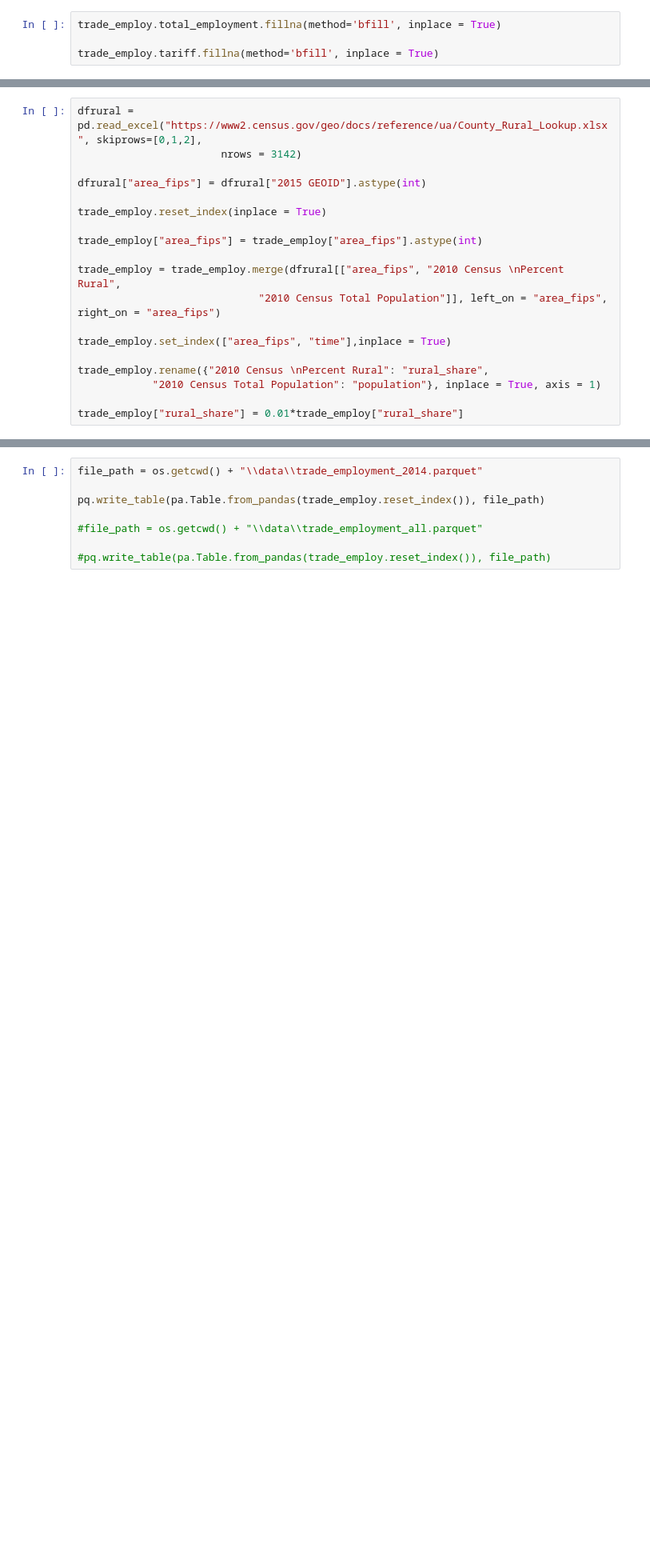
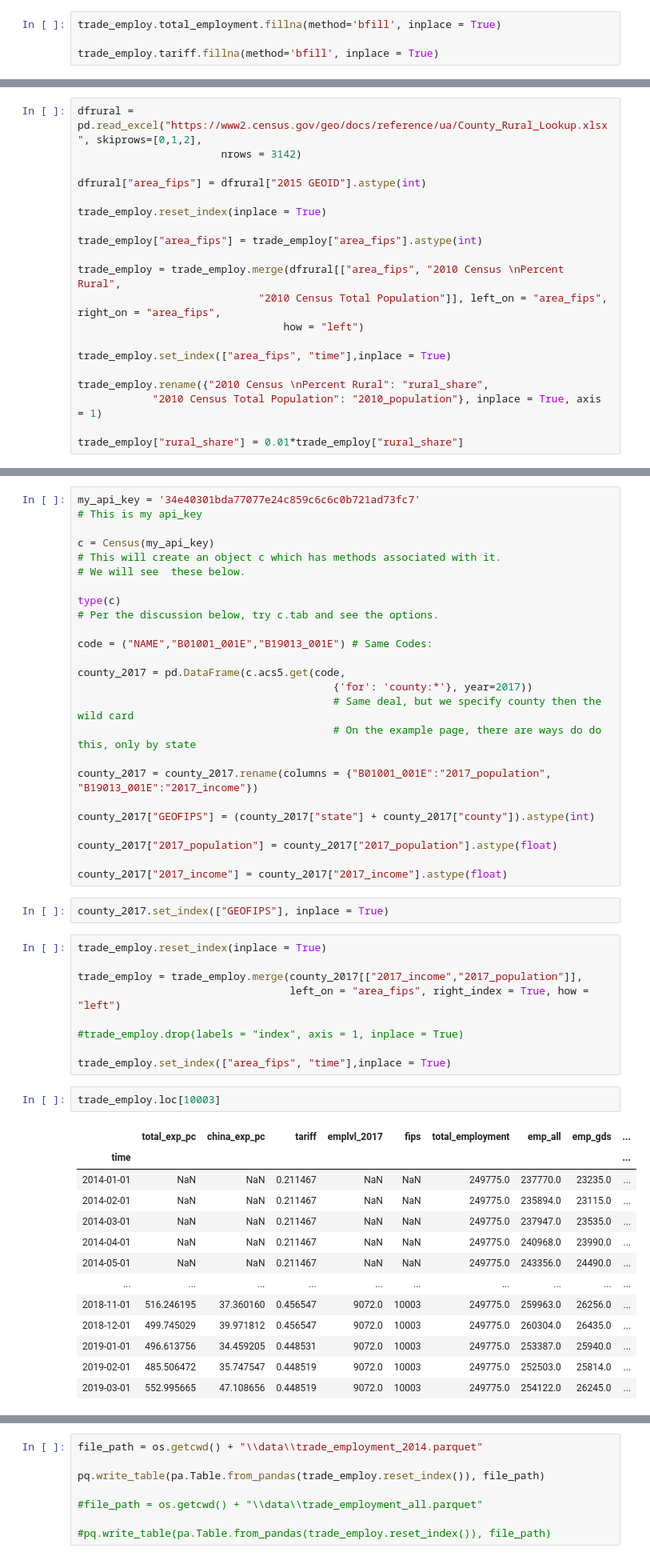
Before and after one commit to mwaugh0328/consumption_and_tradewar, a Jupyter notebook: bls_quarterly_county.ipynb, the cells around one changed output, grey strips where cells are left out. Shown: that part at 80% size. Cells and saved outputs as stored; diff of their text form; blank space fills up the shorter version.

```diff
--- a/bls_quarterly_county.ipynb
+++ b/bls_quarterly_county.ipynb
@@ -328,11 +326,12 @@ trade_employ.reset_index(inplace = True)
 trade_employ["area_fips"] = trade_employ["area_fips"].astype(int)
 
 trade_employ = trade_employ.merge(dfrural[["area_fips", "2010 Census \nPercent Rural",
-                             "2010 Census Total Population"]], left_on = "area_fips", right_on = "area_fips")
+                             "2010 Census Total Population"]], left_on = "area_fips", right_on = "area_fips",
+                                 how = "left")
 
 trade_employ.set_index(["area_fips", "time"],inplace = True)
 
 trade_employ.rename({"2010 Census \nPercent Rural": "rural_share",
-            "2010 Census Total Population": "population"}, inplace = True, axis = 1)
+            "2010 Census Total Population": "2010_population"}, inplace = True, axis = 1)
 
 trade_employ["rural_share"] = 0.01*trade_employ["rural_share"]
@@ -338,0 +340,52 @@ trade_employ["rural_share"] = 0.01*trade_employ["rural_share"]
+# %%
+my_api_key = '34e40301bda77077e24c859c6c6c0b721ad73fc7'
+# This is my api_key
+
+c = Census(my_api_key)
+# This will create an object c which has methods associated with it.
+# We will see  these below.
+
+type(c)
+# Per the discussion below, try c.tab and see the options.
+
+code = ("NAME","B01001_001E","B19013_001E") # Same Codes:
+
+county_2017 = pd.DataFrame(c.acs5.get(code,
+                                         {'for': 'county:*'}, year=2017))
+                                         # Same deal, but we specify county then the wild card
+                                         # On the example page, there are ways do do this, only by state
+
+county_2017 = county_2017.rename(columns = {"B01001_001E":"2017_population", "B19013_001E":"2017_income"})
+
+county_2017["GEOFIPS"] = (county_2017["state"] + county_2017["county"]).astype(int)
+
+county_2017["2017_population"] = county_2017["2017_population"].astype(float)
+
+county_2017["2017_income"] = county_2017["2017_income"].astype(float)
+# %%
+county_2017.set_index(["GEOFIPS"], inplace = True)
+# %%
+trade_employ.reset_index(inplace = True)
+
+trade_employ = trade_employ.merge(county_2017[["2017_income","2017_population"]],
+                                  left_on = "area_fips", right_index = True, how = "left")
+
+#trade_employ.drop(labels = "index", axis = 1, inplace = True)
+
+trade_employ.set_index(["area_fips", "time"],inplace = True)
+# %%
+trade_employ.loc[10003]
+# %% [output]
+|  | total_exp_pc | china_exp_pc | tariff | emplvl_2017 | fips | total_employment | emp_all | emp_gds | ... |
+| time |  |  |  |  |  |  |  |  | ... |
+| 2014-01-01 | NaN | NaN | 0.211467 | NaN | NaN | 249775.0 | 237770.0 | 23235.0 | ... |
+| 2014-02-01 | NaN | NaN | 0.211467 | NaN | NaN | 249775.0 | 235894.0 | 23115.0 | ... |
+| 2014-03-01 | NaN | NaN | 0.211467 | NaN | NaN | 249775.0 | 237947.0 | 23535.0 | ... |
+| 2014-04-01 | NaN | NaN | 0.211467 | NaN | NaN | 249775.0 | 240968.0 | 23990.0 | ... |
+| 2014-05-01 | NaN | NaN | 0.211467 | NaN | NaN | 249775.0 | 243356.0 | 24490.0 | ... |
+| ... | ... | ... | ... | ... | ... | ... | ... | ... | ... |
+| 2018-11-01 | 516.246195 | 37.360160 | 0.456547 | 9072.0 | 10003 | 249775.0 | 259963.0 | 26256.0 | ... |
+| 2018-12-01 | 499.745029 | 39.971812 | 0.456547 | 9072.0 | 10003 | 249775.0 | 260304.0 | 26435.0 | ... |
+| 2019-01-01 | 496.613756 | 34.459205 | 0.448531 | 9072.0 | 10003 | 249775.0 | 253387.0 | 25940.0 | ... |
+| 2019-02-01 | 485.506472 | 35.747547 | 0.448519 | 9072.0 | 10003 | 249775.0 | 252503.0 | 25814.0 | ... |
+| 2019-03-01 | 552.995665 | 47.108656 | 0.448519 | 9072.0 | 10003 | 249775.0 | 254122.0 | 26245.0 | ... |
```
Also changed, not shown: parts of 15 cells of this notebook, 3 other files.
